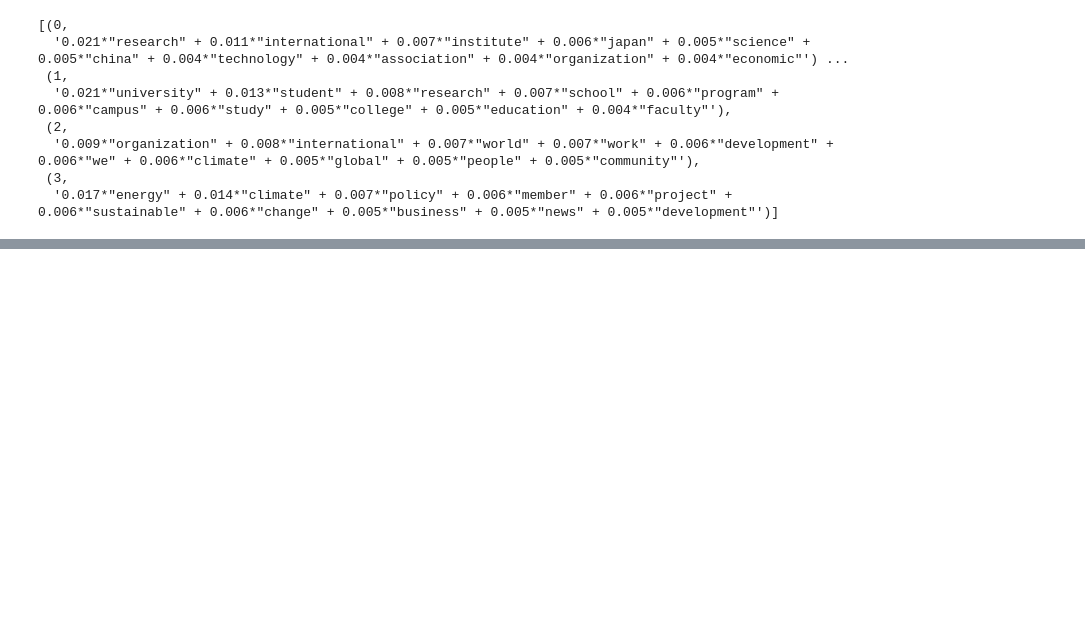
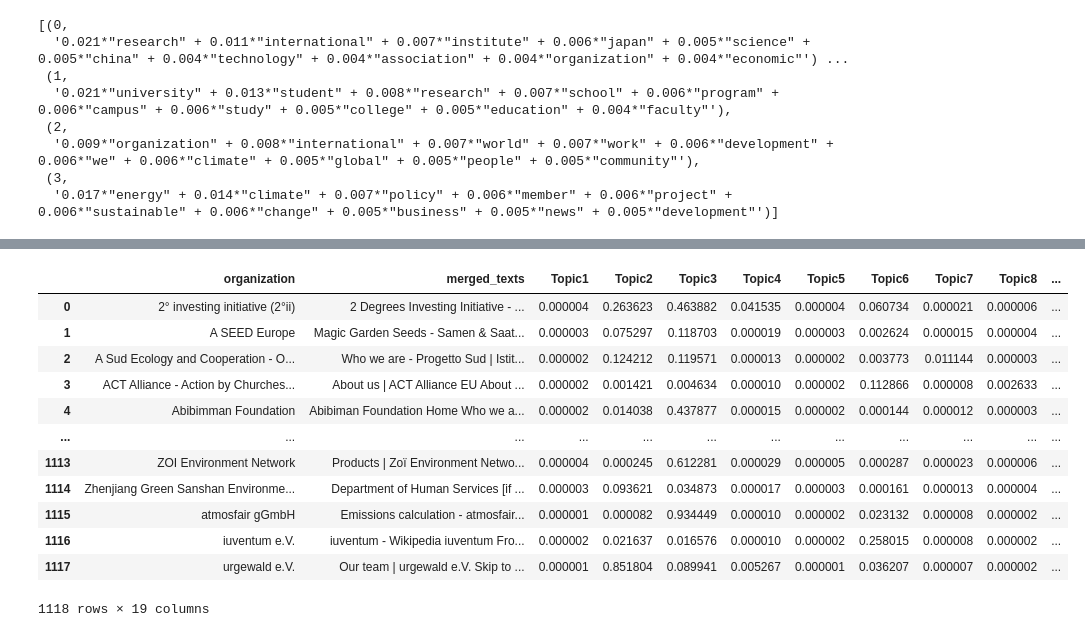
Before and after one commit to datadrivenenvirolab/IAD_blockchain, a Jupyter notebook: Web-scraped data/Final Model LDA Pipeline.ipynb, the cells around one changed output, grey strips where cells are left out. Saved outputs shown, nothing was run; the diff lists cells and outputs as text; code cells hidden in the pictures; blank space fills up the shorter version.

```diff
--- a/Web-scraped data/Final Model LDA Pipeline.ipynb
+++ b/Web-scraped data/Final Model LDA Pipeline.ipynb
@@ -527,0 +640,24 @@ model.show_topics()
+# %%
+def transform_document_topic_list(list_doc_topics, index_column):
+    result = []
+    most_prevalent_topic = []
+    for i in range(len(list_doc_topics)):
+        probabilities = []
+        maximum = -1
+        index = -1
+        topic_distrib = list_doc_topics[i]
+        L = len(topic_distrib)
+        for i in range(len(topic_distrib)):
+            t = topic_distrib[i]
+            probabilities.append(t[1])
+            if t[1] > maximum:
+                maximum = t[1]
+                index = i + 1
+        probabilities = tuple(probabilities)
+        result.append(probabilities)
+        most_prevalent_topic.append(index)
+
+    df = pd.DataFrame(result, columns = [f"Topic{i}" for i in range(1, L+1)])
+    df['most_prevalent_topic'] = most_prevalent_topic
+    df['organization'] = index_column
+    return df
@@ -527,0 +722,2 @@ model.show_topics()
+# %%
+document_topics_16 = list(lda_model_16t.get_document_topics(corpus, minimum_probability=0))
@@ -527,0 +744,8 @@ model.show_topics()
+# %%
+E2 = transform_document_topic_list(document_topics_16, list(df2.organization))
+E2
+
+cols = E2.columns.tolist()
+cols = cols[-1:] + cols[:-1]
+E2 = E2[cols]
+E2
@@ -527,0 +766,3 @@ model.show_topics()
+# %%
+R2= pd.merge(E2, df2, on = "organization", how = 'left')
+R2
@@ -527,0 +783,20 @@ model.show_topics()
+# %%
+cols = [f"Topic{i}" for i in range(1,17)]
+columns = ["organization", "merged_texts"] + cols + ["most_prevalent_topic"]
+
+R2 = R2[columns]
+R2
+# %% [output]
+|  | organization | merged_texts | Topic1 | Topic2 | Topic3 | Topic4 | Topic5 | Topic6 | Topic7 | Topic8 | ... |
+| 0 | 2° investing initiative (2°ii) | 2 Degrees Investing Initiative - ... | 0.000004 | 0.263623 | 0.463882 | 0.041535 | 0.000004 | 0.060734 | 0.000021 | 0.000006 | ... |
+| 1 | A SEED Europe | Magic Garden Seeds - Samen & Saat... | 0.000003 | 0.075297 | 0.118703 | 0.000019 | 0.000003 | 0.002624 | 0.000015 | 0.000004 | ... |
+| 2 | A Sud Ecology and Cooperation - O... | Who we are - Progetto Sud | Istit... | 0.000002 | 0.124212 | 0.119571 | 0.000013 | 0.000002 | 0.003773 | 0.011144 | 0.000003 | ... |
+| 3 | ACT Alliance - Action by Churches... | About us | ACT Alliance EU About ... | 0.000002 | 0.001421 | 0.004634 | 0.000010 | 0.000002 | 0.112866 | 0.000008 | 0.002633 | ... |
+| 4 | Abibimman Foundation | Abibiman Foundation Home Who we a... | 0.000002 | 0.014038 | 0.437877 | 0.000015 | 0.000002 | 0.000144 | 0.000012 | 0.000003 | ... |
+| ... | ... | ... | ... | ... | ... | ... | ... | ... | ... | ... | ... |
+| 1113 | ZOI Environment Network | Products | Zoï Environment Netwo... | 0.000004 | 0.000245 | 0.612281 | 0.000029 | 0.000005 | 0.000287 | 0.000023 | 0.000006 | ... |
+| 1114 | Zhenjiang Green Sanshan Environme... | Department of Human Services [if ... | 0.000003 | 0.093621 | 0.034873 | 0.000017 | 0.000003 | 0.000161 | 0.000013 | 0.000004 | ... |
+| 1115 | atmosfair gGmbH | Emissions calculation - atmosfair... | 0.000001 | 0.000082 | 0.934449 | 0.000010 | 0.000002 | 0.023132 | 0.000008 | 0.000002 | ... |
+| 1116 | iuventum e.V. | iuventum - Wikipedia iuventum Fro... | 0.000002 | 0.021637 | 0.016576 | 0.000010 | 0.000002 | 0.258015 | 0.000008 | 0.000002 | ... |
+| 1117 | urgewald e.V. | Our team | urgewald e.V. Skip to ... | 0.000001 | 0.851804 | 0.089941 | 0.005267 | 0.000001 | 0.036207 | 0.000007 | 0.000002 | ... |
+1118 rows × 19 columns
```
Also changed, not shown: parts of 25 cells of this notebook, 14 other files.
